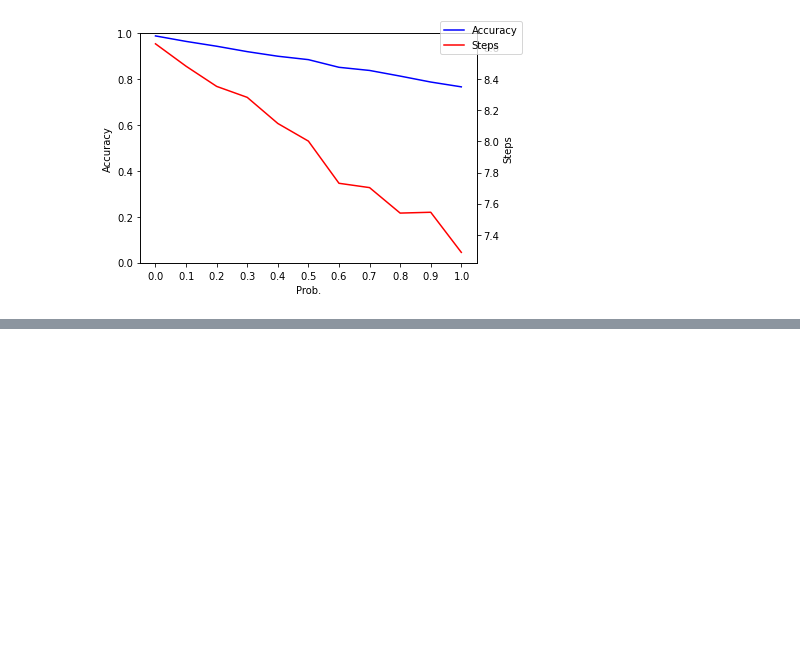
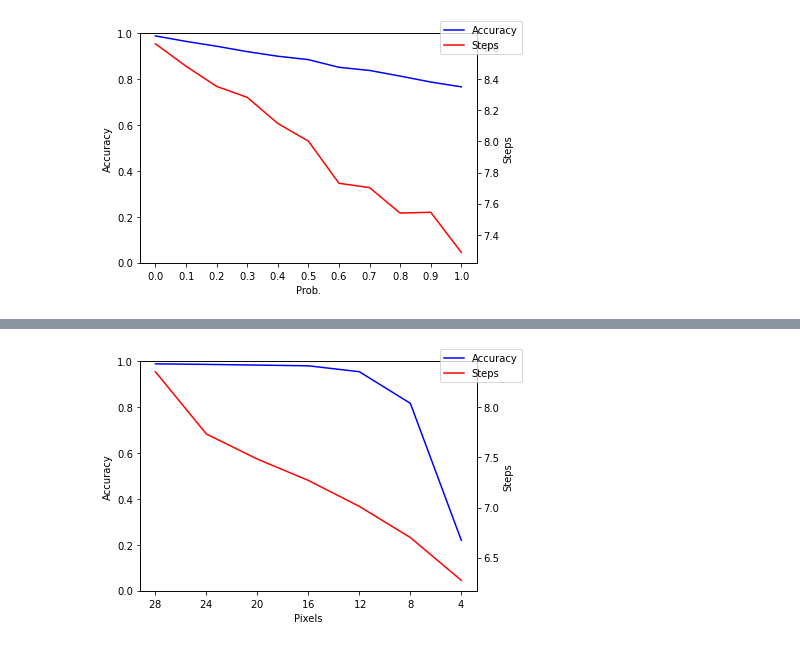
Before and after one commit to ellisbrown/PonderNet_MNIST, a Jupyter notebook: plots.ipynb, the cells around one changed output, grey strips where cells are left out. Drawn from its saved outputs; the diff is of its cells as text; code cells hidden in the pictures; blank space fills up the shorter version.

```diff
--- a/plots.ipynb
+++ b/plots.ipynb
@@ -85,3 +76,8 @@ fig.tight_layout()
 fig.savefig("occlusion_acc.png", dpi=500)
 # %% [output]
 [figure]
+# %%
+filename = 'pixelated.csv'
+
+df = pd.read_csv(filename)
+df
@@ -87,0 +88,3 @@ fig.savefig("occlusion_acc.png", dpi=500)
+# %%
+test_columns = [column for column in df.columns if ("test" in column and not np.isnan(df[column][0]))]
+df[test_columns]
@@ -87,0 +95,13 @@ fig.savefig("occlusion_acc.png", dpi=500)
+# %%
+max_idx = np.max([int(column.split("_")[-1]) for column in test_columns])
+fields = set([column.split("/")[1] for column in test_columns])
+
+vals = []
+for field in fields:
+    for i in range(max_idx+1):
+        column = f"test/{field}/dataloader_idx_{i}"
+        if column in df.columns:
+            vals.append(dict(field=field, idx=i, val=df[column][0]))
+
+field_df = pd.DataFrame(vals)
+field_df
@@ -87,0 +126,25 @@ fig.savefig("occlusion_acc.png", dpi=500)
+# %%
+ps = np.arange(28, 1, step=-4)
+accs = field_df[field_df["field"] == "accuracy"].val
+steps = field_df[field_df["field"] == "steps"].val
+steps_std = field_df[field_df["field"] == "steps_std"].val
+# %%
+# plot accuracy and steps vs. rotation with two y axes
+fig, ax1 = plt.subplots()
+ax1.set_xlabel("Pixels")
+ax1.set_ylabel("Accuracy")
+ax1.plot(ps, accs, color='b', label="Accuracy")
+ax1.set_xticks(ps)
+ax1.set_xticklabels([f"${p}$" for p in ps])
+ax1.set_ylim(0., 1.0)
+ax2 = ax1.twinx()
+ax2.set_ylabel("Steps")
+ax2.plot(ps, steps, color="r", label="Steps")
+# ax2.errorbar(ps, steps, yerr=0.1, fmt='o', color="r", label="Steps")
+# ax2.set_ylim(5,6)
+fig.legend()
+ax1.invert_xaxis()
+fig.tight_layout()
+fig.savefig("pixelated_acc.png", dpi=500)
+# %% [output]
+[figure, added]
```
Also changed, not shown: parts of 6 cells of this notebook, 4 other files.
